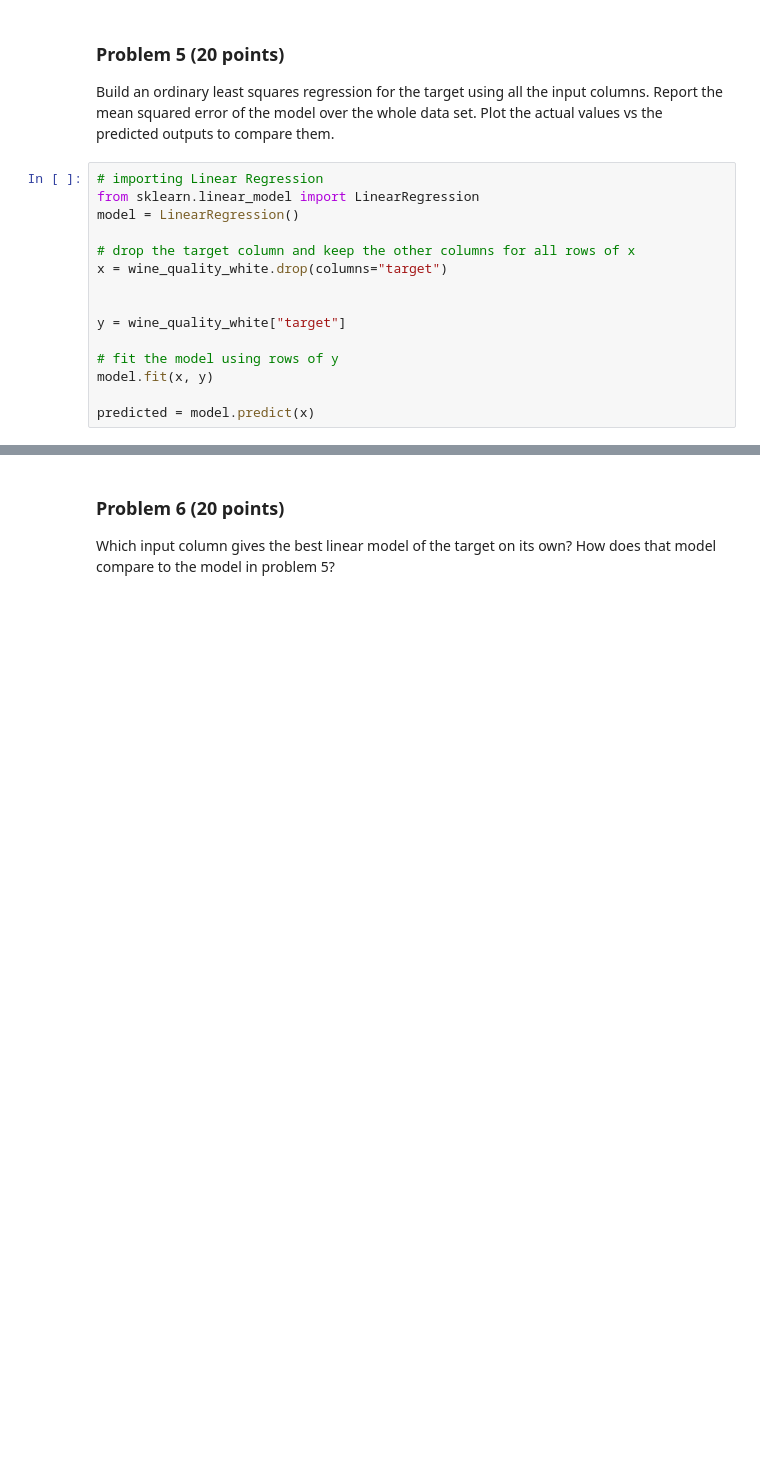
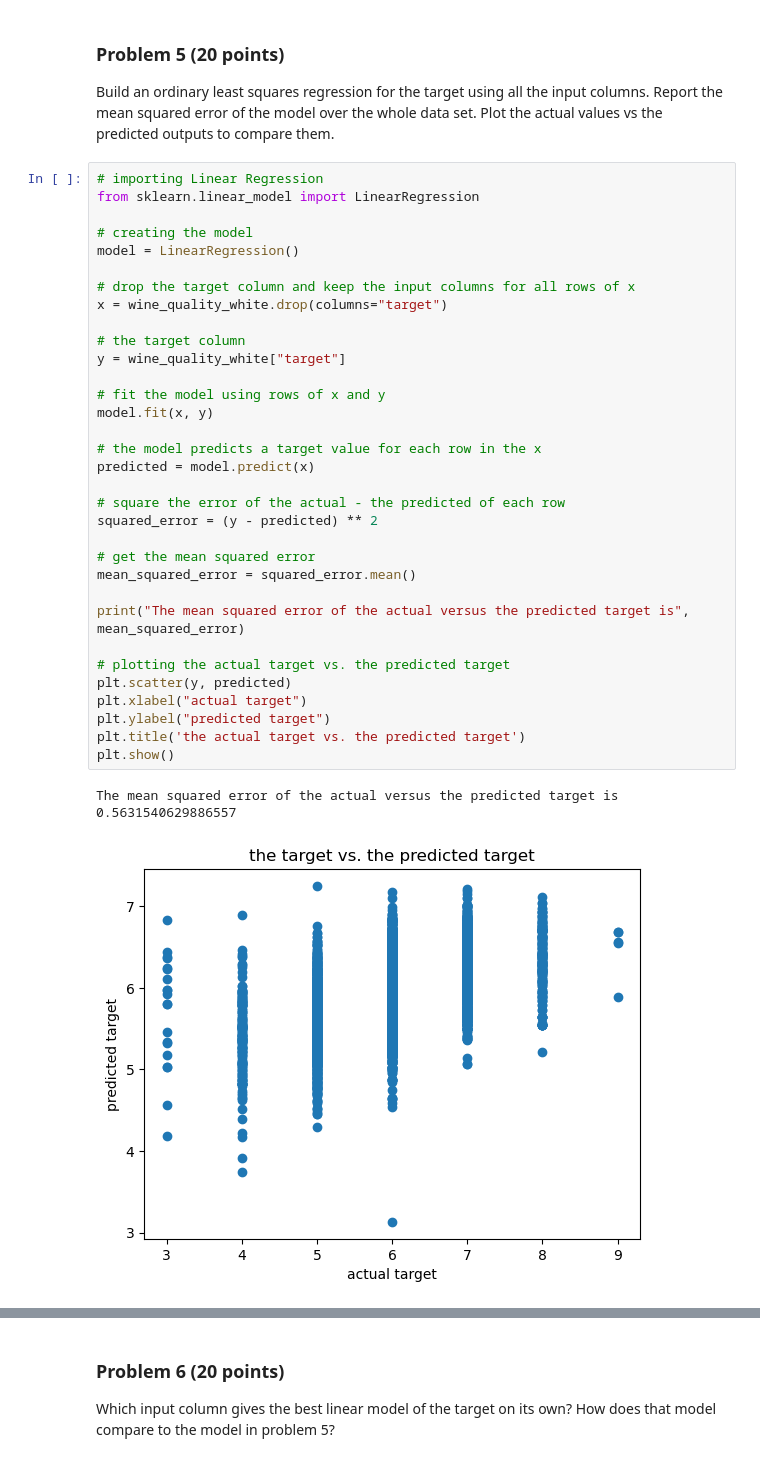
Before and after one commit to keshleem/dx601-final-project, a Jupyter notebook: project.ipynb, the cells around one changed output, grey strips where cells are left out. Drawn from its saved outputs; the diff is of its cells as text; blank space fills up the shorter version.

```diff
--- a/project.ipynb
+++ b/project.ipynb
@@ -353,15 +353,36 @@ Plot the actual values vs the predicted outputs to compare them.
 # %%
 # importing Linear Regression
 from sklearn.linear_model import LinearRegression
+
+# creating the model
 model = LinearRegression()
 
-# drop the target column and keep the other columns for all rows of x
+# drop the target column and keep the input columns for all rows of x
 x = wine_quality_white.drop(columns="target")
 
-
+# the target column
 y = wine_quality_white["target"]
 
-# fit the model using rows of y
+# fit the model using rows of x and y
 model.fit(x, y)
 
+# the model predicts a target value for each row in the x
 predicted = model.predict(x)
+
+# square the error of the actual - the predicted of each row
+squared_error = (y - predicted) ** 2
+
+# get the mean squared error
+mean_squared_error = squared_error.mean()
+
+print("The mean squared error of the actual versus the predicted target is", mean_squared_error)
+
+# plotting the actual target vs. the predicted target
+plt.scatter(y, predicted)
+plt.xlabel("actual target")
+plt.ylabel("predicted target")
+plt.title('the actual target vs. the predicted target')
+plt.show()
+# %% [output]
+The mean squared error of the actual versus the predicted target is 0.5631540629886557
+[figure, added]
```
Also changed, not shown: parts of 7 cells of this notebook.
